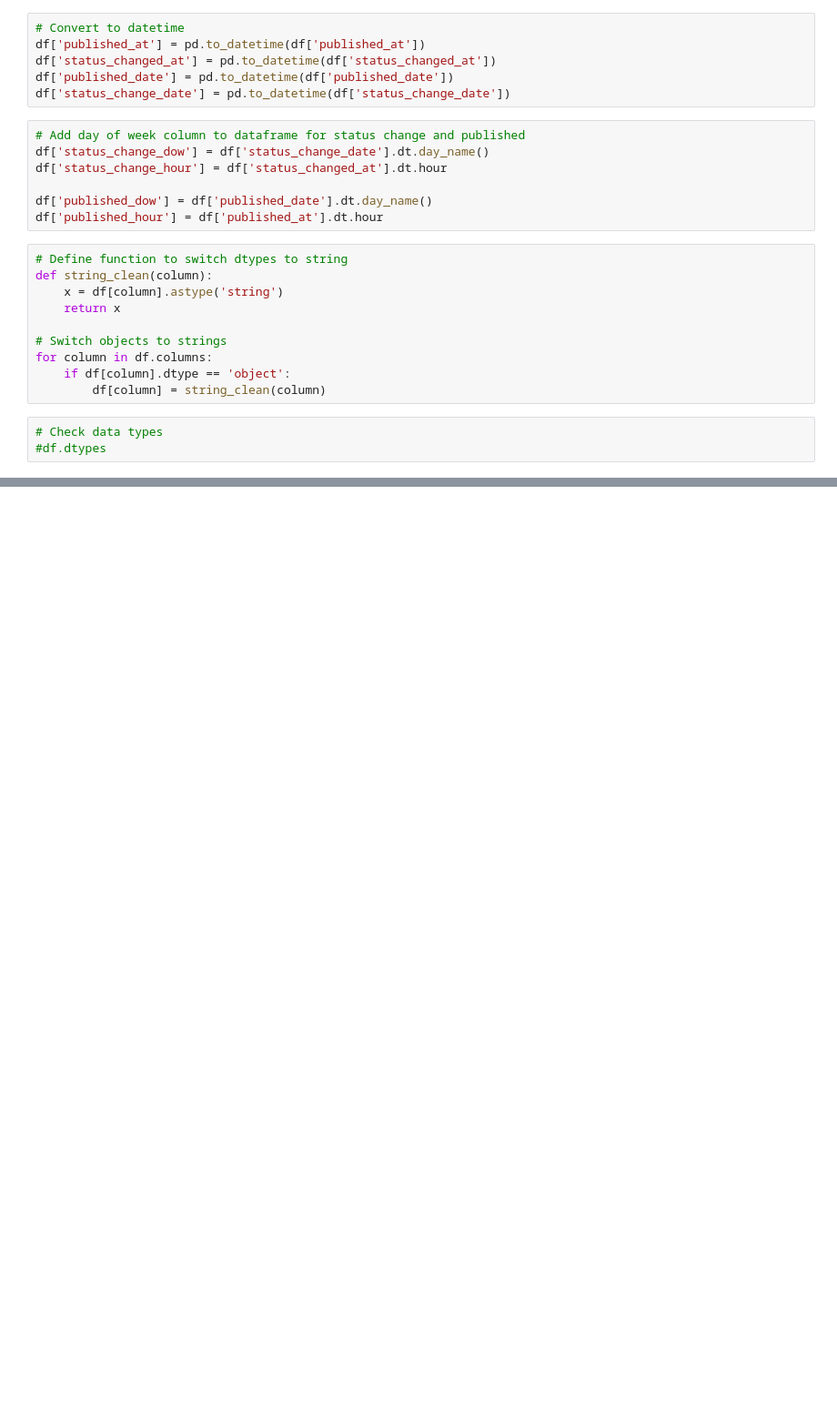
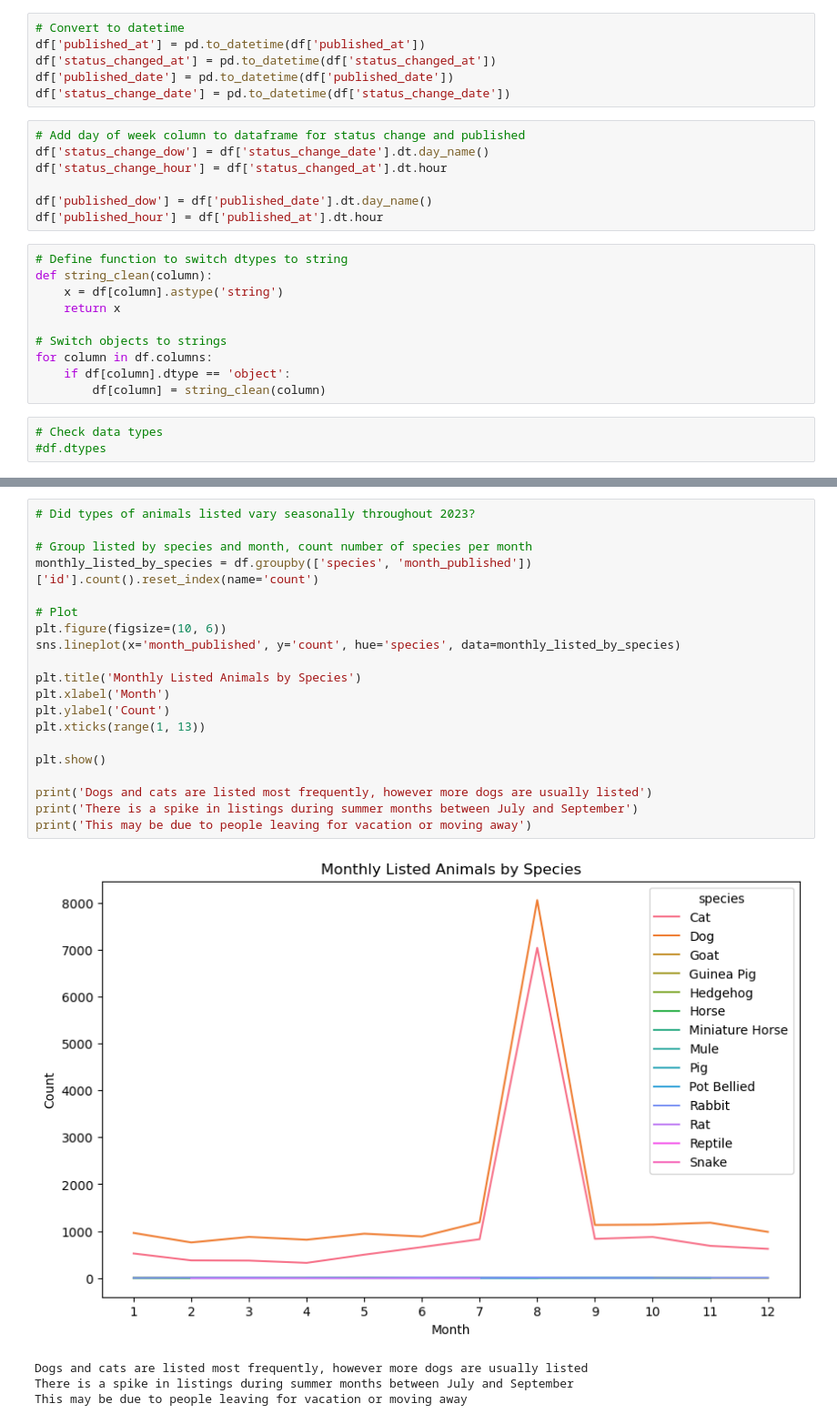
Before and after one commit to elisianguyen/2023-Tennessee-Adoption-Dynamics, a Jupyter notebook: notebooks/all_animal_adoptions_analysis_mvp.ipynb, the cells around one changed output, grey strips where cells are left out. Shown at 91% size. Saved outputs shown, nothing was run; the diff lists cells and outputs as text; blank space fills up the shorter version.

```diff
--- a/notebooks/all_animal_adoptions_analysis_mvp.ipynb
+++ b/notebooks/all_animal_adoptions_analysis_mvp.ipynb
@@ -1182,0 +340,25 @@ count_adopted
+# %%
+# Did types of animals listed vary seasonally throughout 2023?
+
+# Group listed by species and month, count number of species per month
+monthly_listed_by_species = df.groupby(['species', 'month_published'])['id'].count().reset_index(name='count')
+
+# Plot
+plt.figure(figsize=(10, 6))
+sns.lineplot(x='month_published', y='count', hue='species', data=monthly_listed_by_species)
+
+plt.title('Monthly Listed Animals by Species')
+plt.xlabel('Month')
+plt.ylabel('Count')
+plt.xticks(range(1, 13))
+
+plt.show()
+
+print('Dogs and cats are listed most frequently, however more dogs are usually listed')
+print('There is a spike in listings during summer months between July and September')
+print('This may be due to people leaving for vacation or moving away')
+# %% [output]
+[figure, added]
+Dogs and cats are listed most frequently, however more dogs are usually listed
+There is a spike in listings during summer months between July and September
+This may be due to people leaving for vacation or moving away
```
Also changed, not shown: parts of 185 cells of this notebook, 3 other files.
